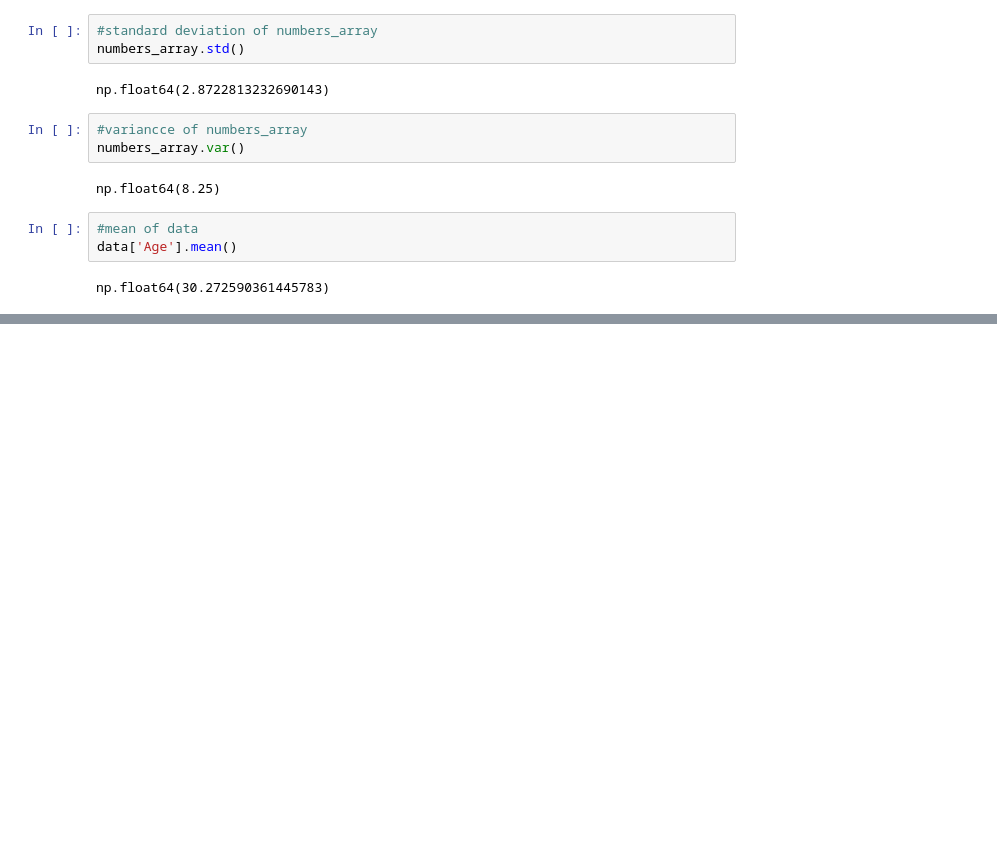
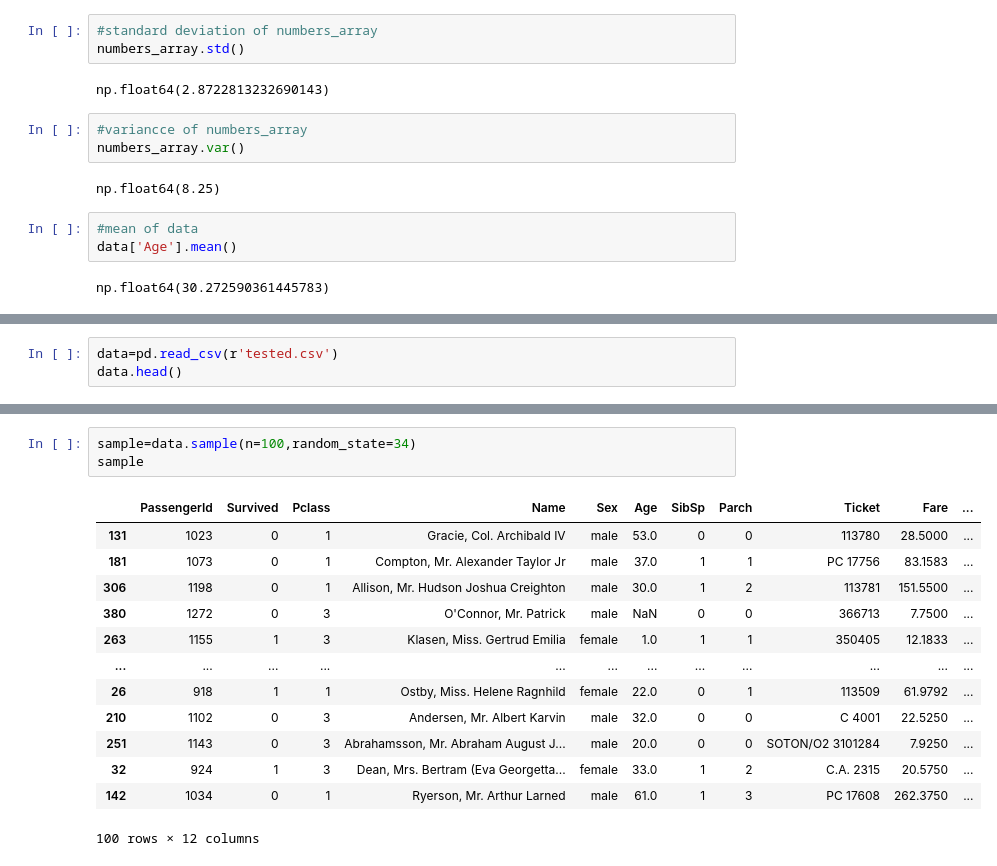
Before and after one commit to Brenda-Mutai/Python-, a Jupyter notebook: datanalysiswithpython.ipynb, the cells around one changed output, grey strips where cells are left out. Cells and saved outputs as stored; diff of their text form; blank space fills up the shorter version.

```diff
--- a/datanalysiswithpython.ipynb
+++ b/datanalysiswithpython.ipynb
@@ -243,0 +246,3 @@ np.float64(30.272590361445783)
+# %%
+data=pd.read_csv(r'tested.csv')
+data.head()
@@ -243,0 +278,17 @@ np.float64(30.272590361445783)
+# %%
+sample=data.sample(n=100,random_state=34)
+sample
+# %% [output]
+|  | PassengerId | Survived | Pclass | Name | Sex | Age | SibSp | Parch | Ticket | Fare | ... |
+| 131 | 1023 | 0 | 1 | Gracie, Col. Archibald IV | male | 53.0 | 0 | 0 | 113780 | 28.5000 | ... |
+| 181 | 1073 | 0 | 1 | Compton, Mr. Alexander Taylor Jr | male | 37.0 | 1 | 1 | PC 17756 | 83.1583 | ... |
+| 306 | 1198 | 0 | 1 | Allison, Mr. Hudson Joshua Creighton | male | 30.0 | 1 | 2 | 113781 | 151.5500 | ... |
+| 380 | 1272 | 0 | 3 | O'Connor, Mr. Patrick | male | NaN | 0 | 0 | 366713 | 7.7500 | ... |
+| 263 | 1155 | 1 | 3 | Klasen, Miss. Gertrud Emilia | female | 1.0 | 1 | 1 | 350405 | 12.1833 | ... |
+| ... | ... | ... | ... | ... | ... | ... | ... | ... | ... | ... | ... |
+| 26 | 918 | 1 | 1 | Ostby, Miss. Helene Ragnhild | female | 22.0 | 0 | 1 | 113509 | 61.9792 | ... |
+| 210 | 1102 | 0 | 3 | Andersen, Mr. Albert Karvin | male | 32.0 | 0 | 0 | C 4001 | 22.5250 | ... |
+| 251 | 1143 | 0 | 3 | Abrahamsson, Mr. Abraham August J... | male | 20.0 | 0 | 0 | SOTON/O2 3101284 | 7.9250 | ... |
+| 32 | 924 | 1 | 3 | Dean, Mrs. Bertram (Eva Georgetta... | female | 33.0 | 1 | 2 | C.A. 2315 | 20.5750 | ... |
+| 142 | 1034 | 0 | 1 | Ryerson, Mr. Arthur Larned | male | 61.0 | 1 | 3 | PC 17608 | 262.3750 | ... |
+100 rows × 12 columns
```
Also changed, not shown: parts of 14 cells of this notebook, 1 other file.
